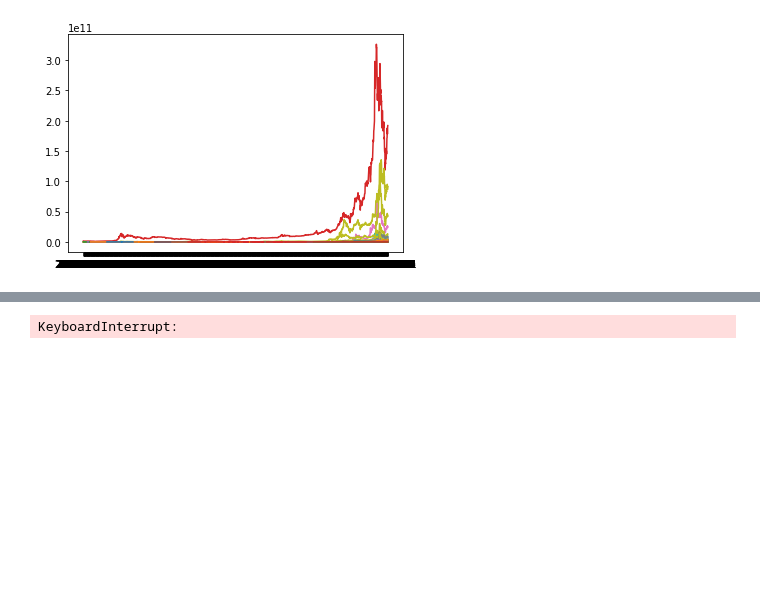
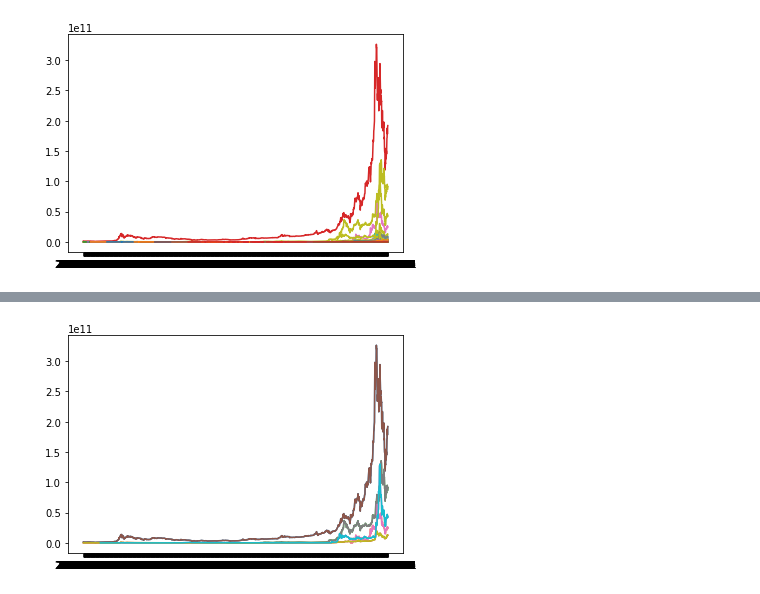
Before and after one commit to sabbirahmad/cryptocurrency-analysis, a Jupyter notebook: LineGraphAnalysis.ipynb, the cells around one changed output, grey strips where cells are left out. Saved outputs shown, nothing was run; the diff lists cells and outputs as text; code cells hidden in the pictures; blank space fills up the shorter version.

```diff
--- a/LineGraphAnalysis.ipynb
+++ b/LineGraphAnalysis.ipynb
@@ -211,7 +196,10 @@ top_5_frequent_currencies_allData
 # %%
 # fig = plt.figure(figsize=(18, 20))
 # will plot top 5 currencies
-plt.plot(top_5_frequent_currencies_allData.groupby(['date', 'name']).last().unstack())
+# plt.plot(top_5_frequent_currencies_allData.groupby(['date', 'name']).last().unstack())
+# plt.show()
+marketCapTrendOfTop5Currencies = top_5_frequent_currencies_allData.groupby(['date','name'])['market'].mean().unstack()
+plt.plot(marketCapTrendOfTop5Currencies)
 plt.show()
 # %% [output]
-KeyboardInterrupt:
+[figure, added]
```
Also changed, not shown: parts of 5 cells of this notebook.
